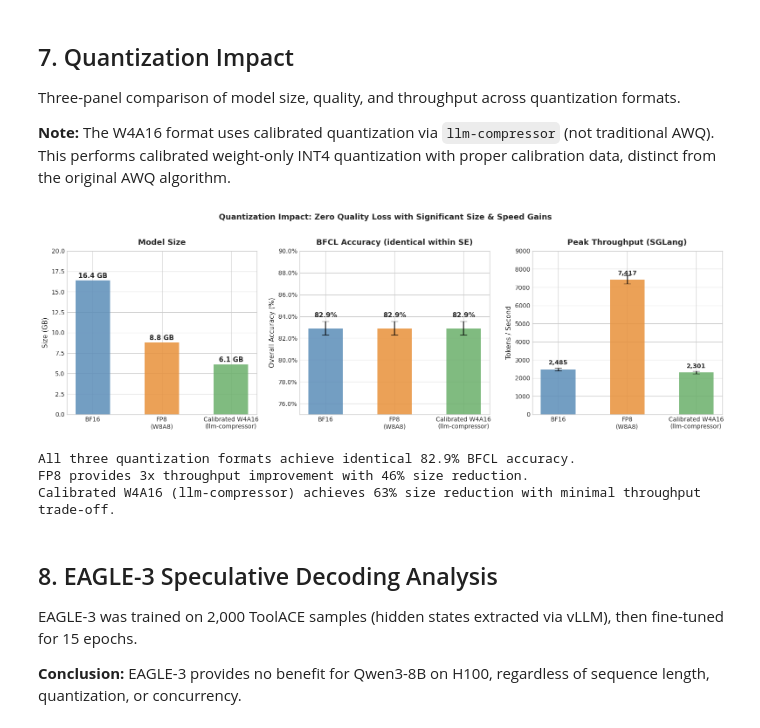
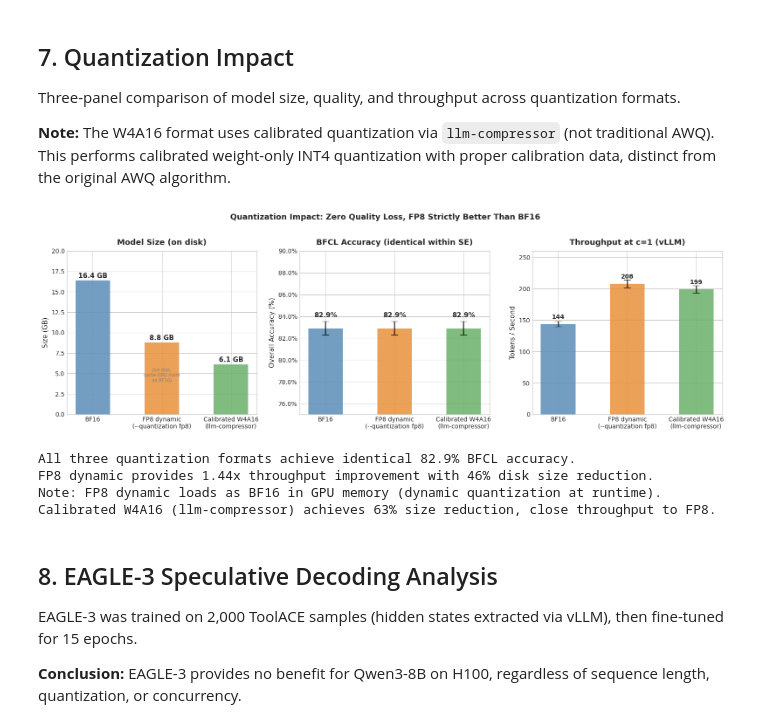
Before and after one commit to aimedvedevq/toolaceqwen, a Jupyter notebook: report_executed.ipynb, the cells around one changed output. Cells and saved outputs as stored; diff of their text form; code cells hidden in the pictures.

```diff
--- a/report_executed.ipynb
+++ b/report_executed.ipynb
@@ -634,7 +683,7 @@ Three-panel comparison of model size, quality, and throughput across quantizatio
 # === 7. Quantization: 3-Panel (Size, Quality, Throughput) with error bars ===
 fig, axes = plt.subplots(1, 3, figsize=(16, 5))
 
-formats = ['BF16', 'FP8\n(W8A8)', 'Calibrated W4A16\n(llm-compressor)']
+formats = ['BF16', 'FP8 dynamic\n(--quantization fp8)', 'Calibrated W4A16\n(llm-compressor)']
 sizes = [16.4, 8.8, 6.1]
 size_colors = [COLORS['bf16'], COLORS['fp8'], COLORS['awq']]
 
@@ -644,47 +693,52 @@ for bar, s in zip(bars, sizes):
     axes[0].text(bar.get_x() + bar.get_width()/2, bar.get_height() + 0.3,
                  f'{s} GB', ha='center', fontsize=11, fontweight='bold')
 axes[0].set_ylim(0, 20)
-format_ax(axes[0], 'Model Size', ylabel='Size (GB)', legend=False)
+# Note about FP8 GPU memory
+axes[0].text(1, 4.0, '(on disk;\nsame GPU mem\nas BF16)', ha='center', fontsize=7.5,
+             fontstyle='italic', color='gray')
+format_ax(axes[0], 'Model Size (on disk)', ylabel='Size (GB)', legend=False)
 
 # --- Panel 2: BFCL Quality (with binomial SE error bars) ---
 quality = [82.9, 82.9, 82.9]
 # SE for overall accuracy across 3641 samples
 quality_se = [binom_se(82.9, n=3641)] * 3
 bars = axes[1].bar(formats, quality, yerr=quality_se, capsize=6,
                    color=size_colors, alpha=0.85, width=0.5,
                    error_kw={'linewidth': 2, 'alpha': 0.7})
 for bar, q in zip(bars, quality):
     axes[1].text(bar.get_x() + bar.get_width()/2, bar.get_height() + 1.0,
                  f'{q}%', ha='center', fontsize=11, fontweight='bold')
 axes[1].set_ylim(75, 90)
 axes[1].yaxis.set_major_formatter(mticker.PercentFormatter())
 format_ax(axes[1], 'BFCL Accuracy (identical within SE)', ylabel='Overall Accuracy (%)', legend=False)
 
-# --- Panel 3: Peak Throughput (SGLang, with +/- 3% error band) ---
-peak_tps = [2485, 7417, 2301]  # SGLang peak throughput
+# --- Panel 3: Peak Throughput (vLLM at c=1, with +/- 3% error band) ---
+peak_tps = [144, 208, 199]  # vLLM throughput at c=1
 peak_err = [v * 0.03 for v in peak_tps]
 bars = axes[2].bar(formats, peak_tps, yerr=peak_err, capsize=6,
                    color=size_colors, alpha=0.85, width=0.5,
                    error_kw={'linewidth': 2, 'alpha': 0.7})
 for bar, t in zip(bars, peak_tps):
-    axes[2].text(bar.get_x() + bar.get_width()/2, bar.get_height() + 250,
-                 f'{t:,}', ha='center', fontsize=10, fontweight='bold')
-axes[2].set_ylim(0, 9000)
-format_ax(axes[2], 'Peak Throughput (SGLang)', ylabel='Tokens / Second', legend=False)
+    axes[2].text(bar.get_x() + bar.get_width()/2, bar.get_height() + 8,
+                 f'{t}', ha='center', fontsize=10, fontweight='bold')
+axes[2].set_ylim(0, 260)
+format_ax(axes[2], 'Throughput at c=1 (vLLM)', ylabel='Tokens / Second', legend=False)
 
-plt.suptitle('Quantization Impact: Zero Quality Loss with Significant Size & Speed Gains',
+plt.suptitle('Quantization Impact: Zero Quality Loss, FP8 Strictly Better Than BF16',
              fontsize=13, fontweight='bold', y=1.02)
 plt.tight_layout()
 plt.show()
 
 print('All three quantization formats achieve identical 82.9% BFCL accuracy.')
-print('FP8 provides 3x throughput improvement with 46% size reduction.')
-print('Calibrated W4A16 (llm-compressor) achieves 63% size reduction with minimal throughput trade-off.')
+print('FP8 dynamic provides 1.44x throughput improvement with 46% disk size reduction.')
+print('Note: FP8 dynamic loads as BF16 in GPU memory (dynamic quantization at runtime).')
+print('Calibrated W4A16 (llm-compressor) achieves 63% size reduction, close throughput to FP8.')
 # %% [output]
-[figure, old version]
+[figure, new version]
 All three quantization formats achieve identical 82.9% BFCL accuracy.
-FP8 provides 3x throughput improvement with 46% size reduction.
-Calibrated W4A16 (llm-compressor) achieves 63% size reduction with minimal throughput trade-off.
+FP8 dynamic provides 1.44x throughput improvement with 46% disk size reduction.
+Note: FP8 dynamic loads as BF16 in GPU memory (dynamic quantization at runtime).
+Calibrated W4A16 (llm-compressor) achieves 63% size reduction, close throughput to FP8.
 # %% [markdown]
 ## 8. EAGLE-3 Speculative Decoding Analysis
 
```
Also changed, not shown: parts of 9 cells of this notebook, 6 other files.
